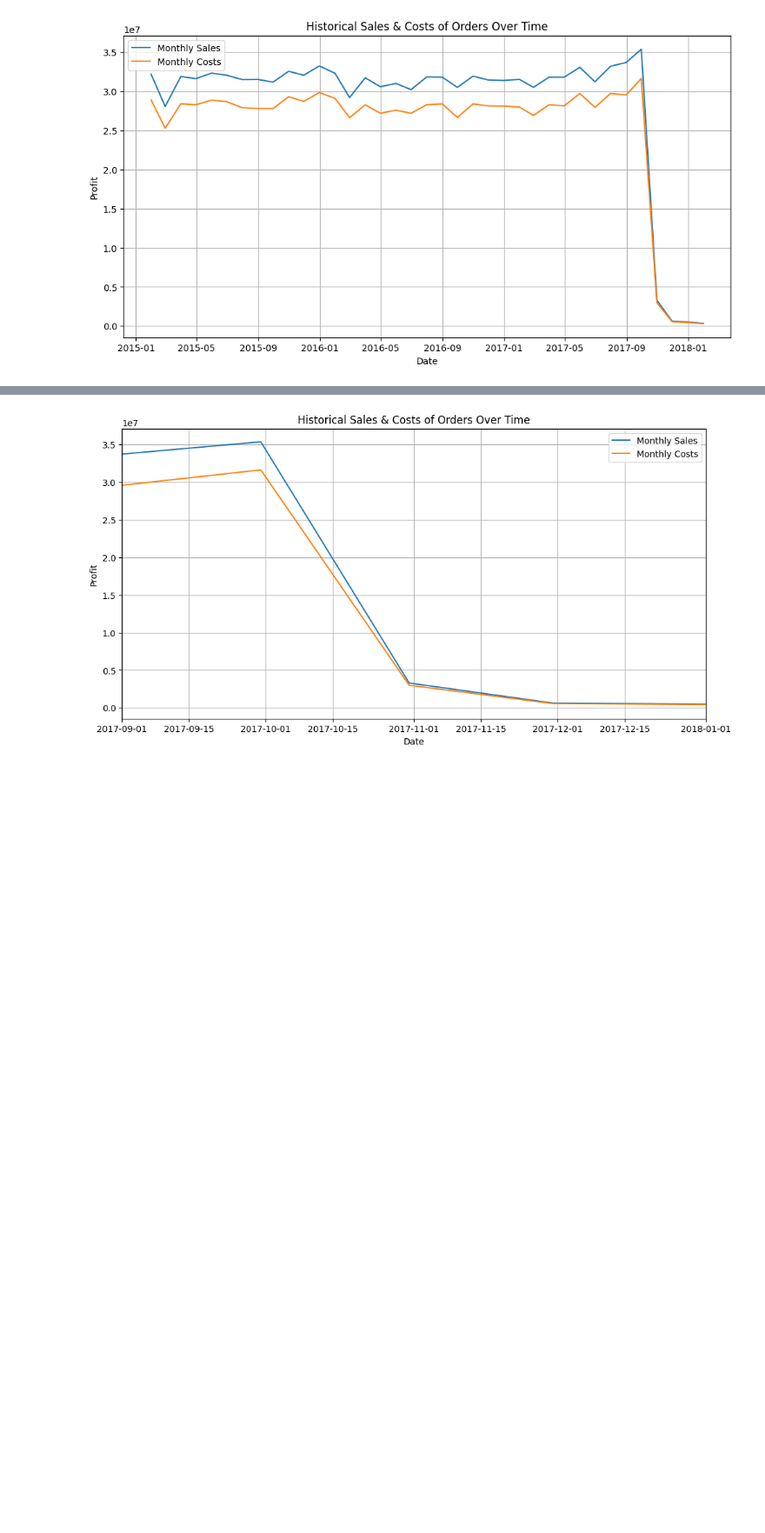
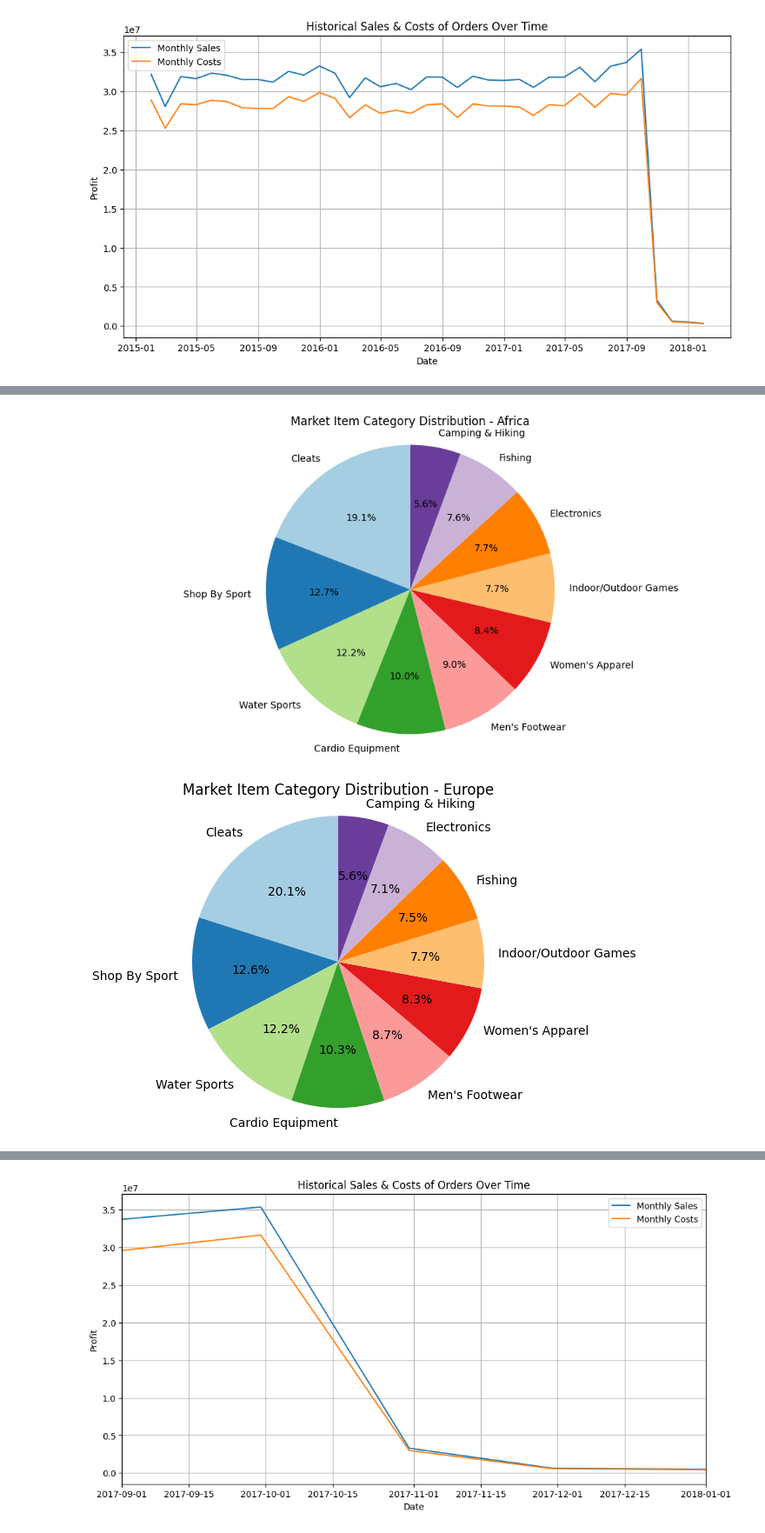
Before and after one commit to CCNY-Analytics-and-Quant/BA-F-2023-Steven-Fernandez-MD-Miah-Mohammed-Hussain, a Jupyter notebook: Final Project/python_code.ipynb, the cells around one changed output, grey strips where cells are left out. Shown at 87% size. Cells and saved outputs as stored; diff of their text form; code cells hidden in the pictures; blank space fills up the shorter version.

Commit message:
late deliveries continued and 10 cat profit market

```diff
--- a/Final Project/python_code.ipynb
+++ b/Final Project/python_code.ipynb
@@ -12,4 +13,7 @@ df = pd.read_csv('df2_region.csv')
 df1 = pd.read_csv('/Users/stevenfernandez/Desktop/Python Class/BAFALL2023-Assignments-Steven-Fernandez/Final Project/df3_orders.csv')
+# %%
+#this one has 'order_status' column'
+df2 = pd.read_csv('/Users/stevenfernandez/Desktop/Python Class/BAFALL2023-Assignments-Steven-Fernandez/Final Project/orders_status_results.csv')
 # %%
 df
 # %% [output]
@@ -65,5 +87,7 @@ dtype: object
 # %%
 df1['order_date_DateOrders'] = pd.to_datetime(df1['order_date_DateOrders'])
+# %%
+df2['order_date_DateOrders'] = pd.to_datetime(df2['order_date_DateOrders'])
 # %%
 # Opening database and extrating hte needed data form the sql server and converting them to pandas dataframes
 #db = sqla.create_engine("mssql+pymssql://stevenfernandez37:CCny24038137@johndroescher.com/Fall_2023")
@@ -423,0 +460,23 @@ plt.show()
+# %%
+profit_market_category = df2[['Order_Profit_Per_Order', 'Category_Name', 'Market']]
+# %%
+profit_market_category_group = profit_market_category.groupby('Market')
+# %%
+fig = plt.figure(figsize=(12, 6))
+
+for market, market_data in profit_market_category_group:
+    # Resample the data if needed, e.g., to get monthly profits
+    category_group_data = market_data.groupby('Category_Name')['Order_Profit_Per_Order'].sum().nlargest(10).sort_values(ascending=False)
+
+    market_share = category_group_data / category_group_data.sum()
+
+    colors = plt.cm.Paired(range(len(market_share)))
+
+    # Create subplot pie chart for each region
+    plt.pie(market_share, labels= market_share.index, autopct='%1.1f%%', colors= colors, startangle=90)
+    plt.title(f'Market Item Category Distribution - {market}')
+    plt.axis('equal')
+    plt.show()
+# %% [output]
+[figure, added]
+[figure, added]
```
Also changed, not shown: parts of 65 cells of this notebook.
